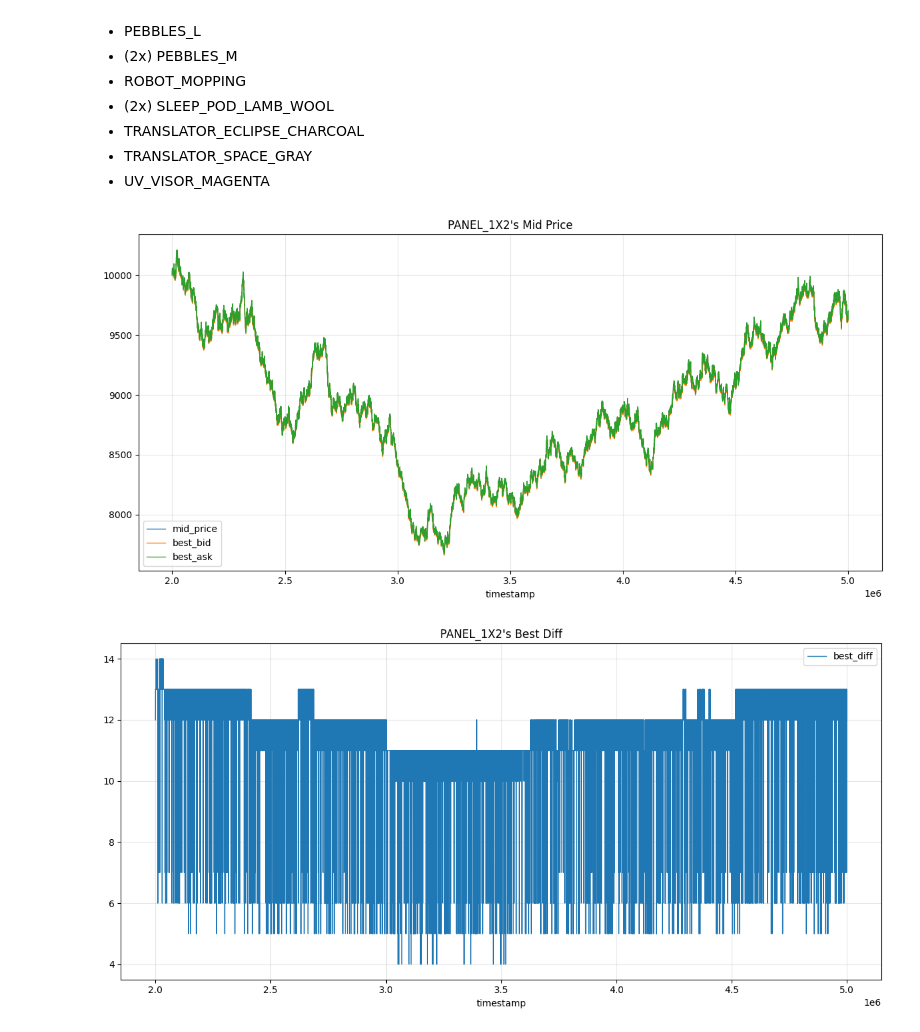
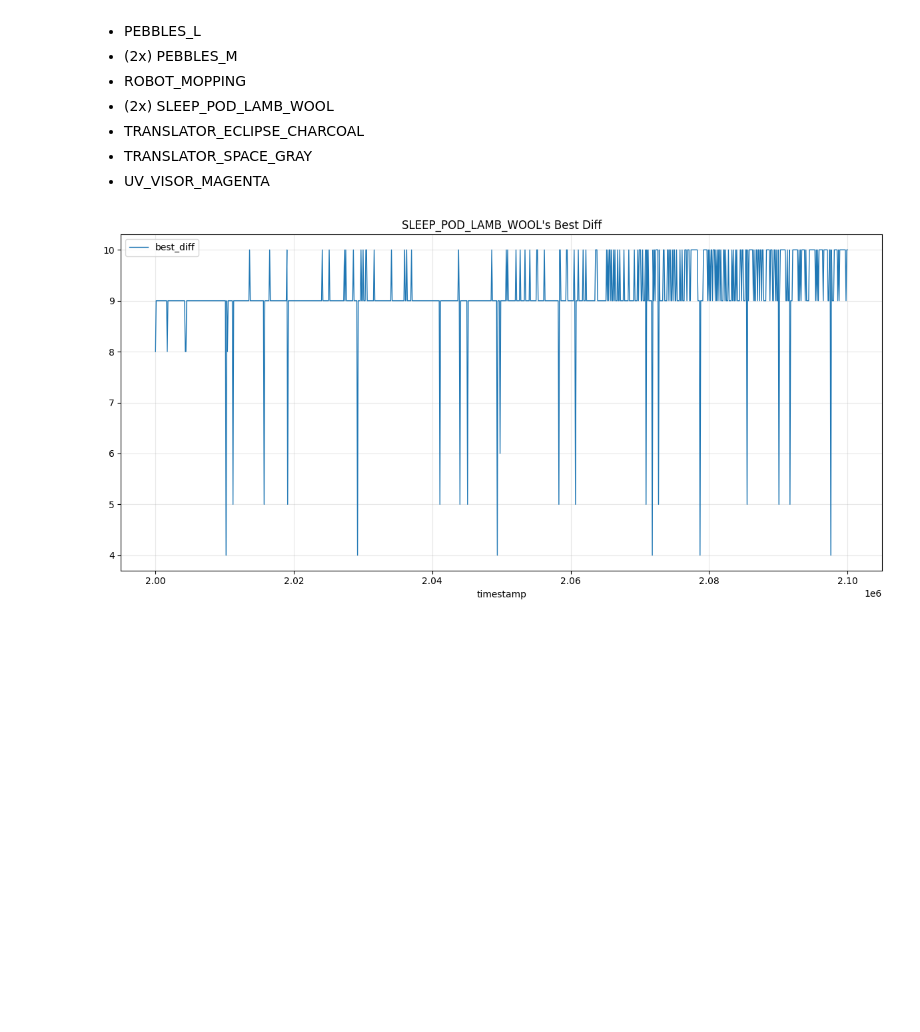
Before and after one commit to ishaanthenerd/IMC-Prosperity-4, a Jupyter notebook: algo_exploration/R5_ig.ipynb, the cells around one changed output. Drawn from its saved outputs; the diff is of its cells as text; code cells hidden in the pictures; blank space fills up the shorter version.

```diff
--- a/algo_exploration/R5_ig.ipynb
+++ b/algo_exploration/R5_ig.ipynb
@@ -83,14 +101,16 @@ Products to examine (costing >= 8k or more on >= 1 day on btx):
 - TRANSLATOR_SPACE_GRAY
 - UV_VISOR_MAGENTA
 # %%
-PRODUCT = "PANEL_1X2"
-PRODUCT_IDX = product_to_idx[PRODUCT]
+PRODUCT = "SLEEP_POD_LAMB_WOOL"
+LOW = 2e6
+HIGH = 2.1e6
 
+df = df[(LOW <= df["timestamp"]) & (df["timestamp"] <= HIGH)]
 df = df[df["product"] == PRODUCT]
 df["best_diff"] = df["best_ask"] - df["best_bid"]
-plot_mid_price(df, True, True, title=f"{PRODUCT}'s Mid Price")
+# plot_mid_price(df, True, True, title=f"{PRODUCT}'s Mid Price")
 plot_against_timestamp(df, ["best_diff"], f"{PRODUCT}'s Best Diff")
-plot_autocorrelation(df, 1000)
+# plot_autocorrelation(df, 1000)
+# plot_macd(df)
 # %% [output]
-[figure, old version]
+[figure, new version]
-[figure, removed]
```
Also changed, not shown: parts of 3 cells of this notebook, 2 other files.
